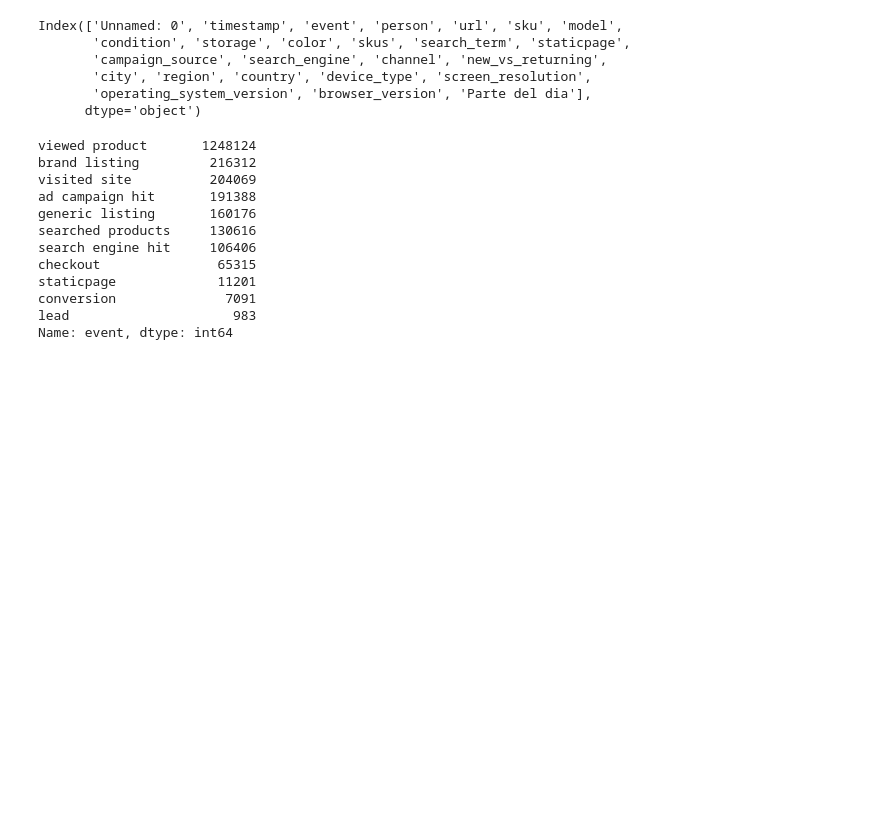
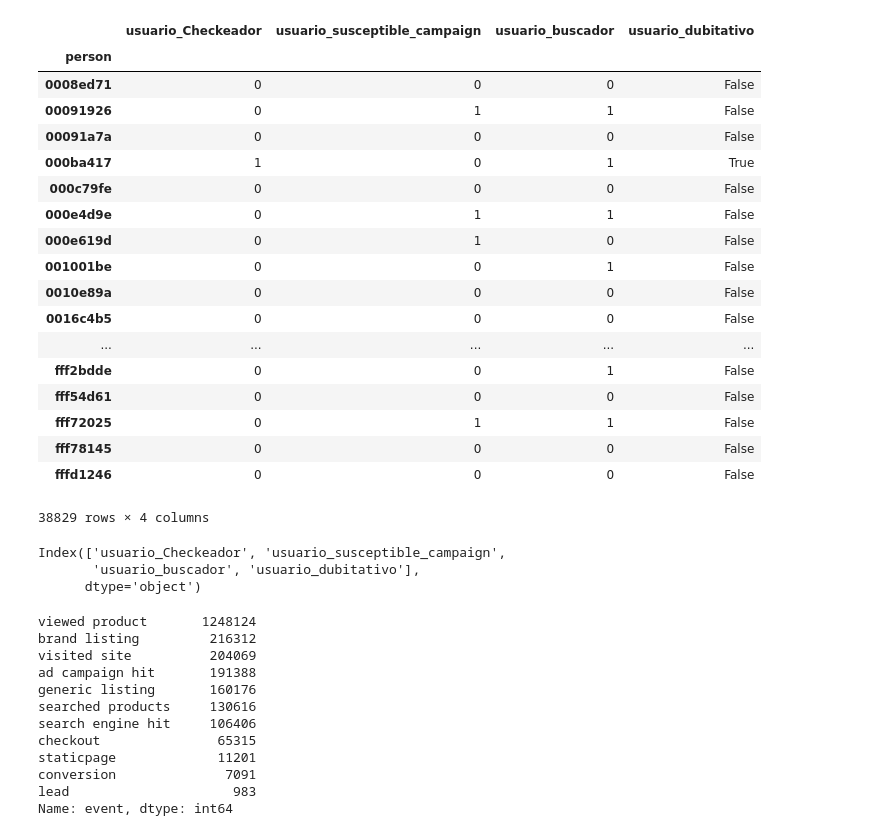
Before and after one commit to matfonseca/TP2DATOS, a Jupyter notebook: map4.ipynb, the cells around one changed output. Drawn from its saved outputs; the diff is of its cells as text; code cells hidden in the pictures; blank space fills up the shorter version.

```diff
--- a/map4.ipynb
+++ b/map4.ipynb
@@ -4,3 +4,12 @@ import numpy as np
 import datetime as dt
 # %%
 eventsData = pd.read_csv(r"C:\Users\brian\Documents\GitHub\TP2DATOS\Eventos(+completo).csv",low_memory = False)
+# %%
+eventosData = eventsData
+eventosData = eventosData[['person','event']]
+eventosData = pd.get_dummies(eventosData, columns=['event'])
+eventosData
+eventosData = eventosData.groupby('person').agg({'event_ad campaign hit':'sum', 'event_brand listing':'sum',
+       'event_checkout':'sum', 'event_conversion':'sum', 'event_generic listing':'sum',
+       'event_lead':'sum', 'event_search engine hit':'sum', 'event_searched products':'sum',
+       'event_staticpage':'sum', 'event_viewed product':'sum', 'event_visited site':'sum'})
@@ -7,11 +31,37 @@ eventsData = pd.read_csv(r"C:\Users\brian\Documents\GitHub\TP2DATOS\Eventos(+com
+# %%
+#Vamos a mapear si son mayores al promedio de la columna
+eventosData['usuario_Checkeador'] = eventosData['event_checkout'].map(lambda x: 1 if (x >= 4.928996) else 0)
+eventosData['usuario_susceptible_campaign'] = eventosData['event_ad campaign hit'].map(lambda x: 1 if (x >=4.928996) else 0)
+eventosData['usuario_buscador'] = eventosData['event_viewed product'].map(lambda x:1 if (x>= 32.144119) else 0)
+eventosData['usuario_dubitativo']= ((eventosData['usuario_Checkeador'] + eventosData['usuario_buscador'] )== 2)
+eventosData['usuario_poco_util'] =((eventosData['usuario_Checkeador'] + eventosData['usuario_buscador'] )== 2)
+eventosData = eventosData[['usuario_Checkeador','usuario_susceptible_campaign','usuario_buscador','usuario_dubitativo']]
+eventosData
+# %% [output]
+|  | usuario_Checkeador | usuario_susceptible_campaign | usuario_buscador | usuario_dubitativo |
+| person |  |  |  |  |
+| 0008ed71 | 0 | 0 | 0 | False |
+| 00091926 | 0 | 1 | 1 | False |
+| 00091a7a | 0 | 0 | 0 | False |
+| 000ba417 | 1 | 0 | 1 | True |
+| 000c79fe | 0 | 0 | 0 | False |
+| 000e4d9e | 0 | 1 | 1 | False |
+| 000e619d | 0 | 1 | 0 | False |
+| 001001be | 0 | 0 | 1 | False |
+| 0010e89a | 0 | 0 | 0 | False |
+| 0016c4b5 | 0 | 0 | 0 | False |
+| ... | ... | ... | ... | ... |
+| fff2bdde | 0 | 0 | 1 | False |
+| fff54d61 | 0 | 0 | 0 | False |
+| fff72025 | 0 | 1 | 1 | False |
+| fff78145 | 0 | 0 | 0 | False |
+| fffd1246 | 0 | 0 | 0 | False |
+38829 rows × 4 columns
 # %%
-eventsData.columns
+eventosData.columns
 # %% [output]
-Index(['Unnamed: 0', 'timestamp', 'event', 'person', 'url', 'sku', 'model',
-       'condition', 'storage', 'color', 'skus', 'search_term', 'staticpage',
-       'campaign_source', 'search_engine', 'channel', 'new_vs_returning',
-       'city', 'region', 'country', 'device_type', 'screen_resolution',
-       'operating_system_version', 'browser_version', 'Parte del dia'],
+Index(['usuario_Checkeador', 'usuario_susceptible_campaign',
+       'usuario_buscador', 'usuario_dubitativo'],
       dtype='object')
 # %%
 eventsData["event"].value_counts()
```
Also changed, not shown: parts of 13 cells of this notebook, 5 other files.
